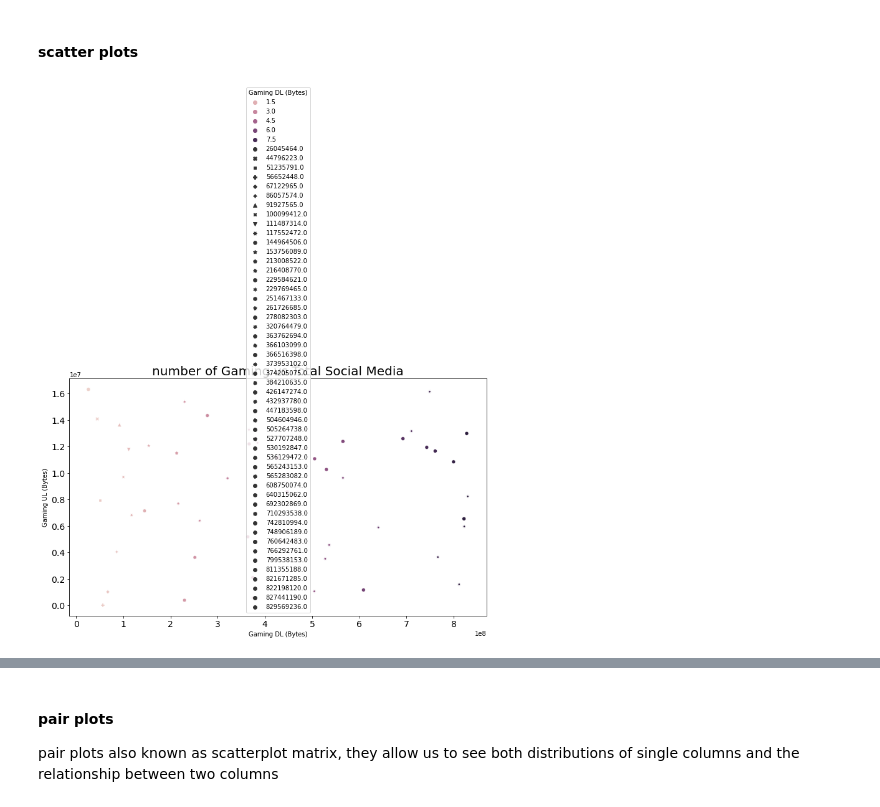
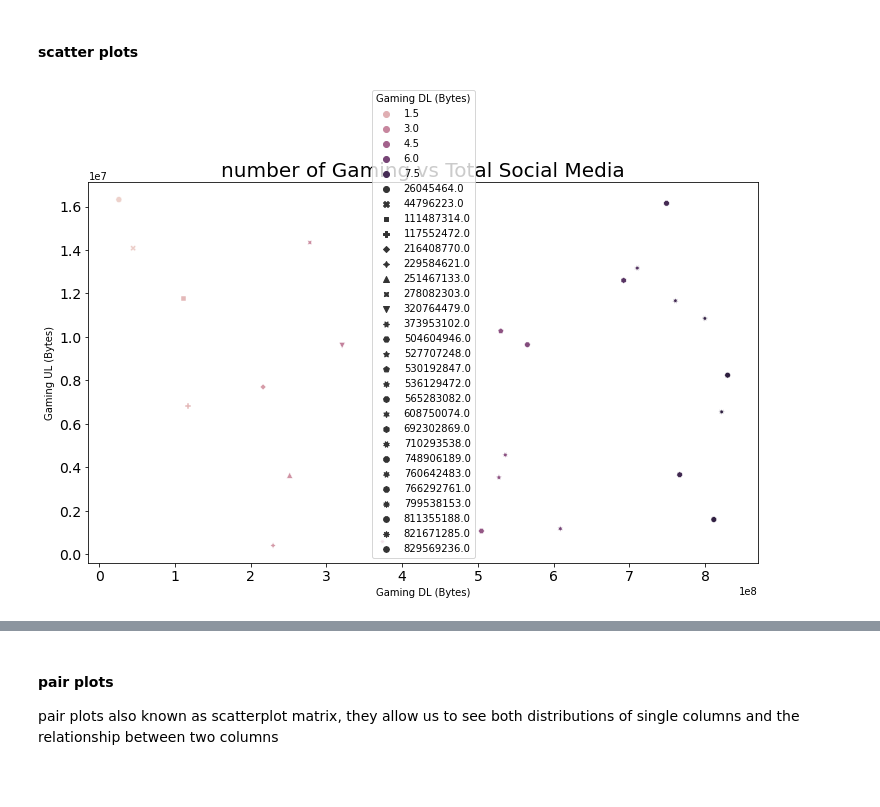
Before and after one commit to ekubay/Telecom-Data-Analysis, a Jupyter notebook: notebooks/Data_Exploration.ipynb, the cells around one changed output, grey strips where cells are left out. Saved outputs shown, nothing was run; the diff lists cells and outputs as text; code cells hidden in the pictures; blank space fills up the shorter version.

```diff
--- a/notebooks/Data_Exploration.ipynb
+++ b/notebooks/Data_Exploration.ipynb
@@ -659,7 +659,7 @@ This analysis that mainly done on two or more columns where we look for relation
 #### scatter plots
 # %%
 
-plot_scatter(df_clean.head(50), x_col="Gaming DL (Bytes)", y_col="Gaming UL (Bytes)", hue="Gaming DL (Bytes)",
+plot_scatter(df_clean.head(25), x_col="Gaming DL (Bytes)", y_col="Gaming UL (Bytes)", hue="Gaming DL (Bytes)",
              style="Gaming DL (Bytes)", title="number of Gaming vs Total Social Media")
 # %% [output]
-[figure, old version]
+[figure, new version]
```
Also changed, not shown: parts of 36 cells of this notebook.
